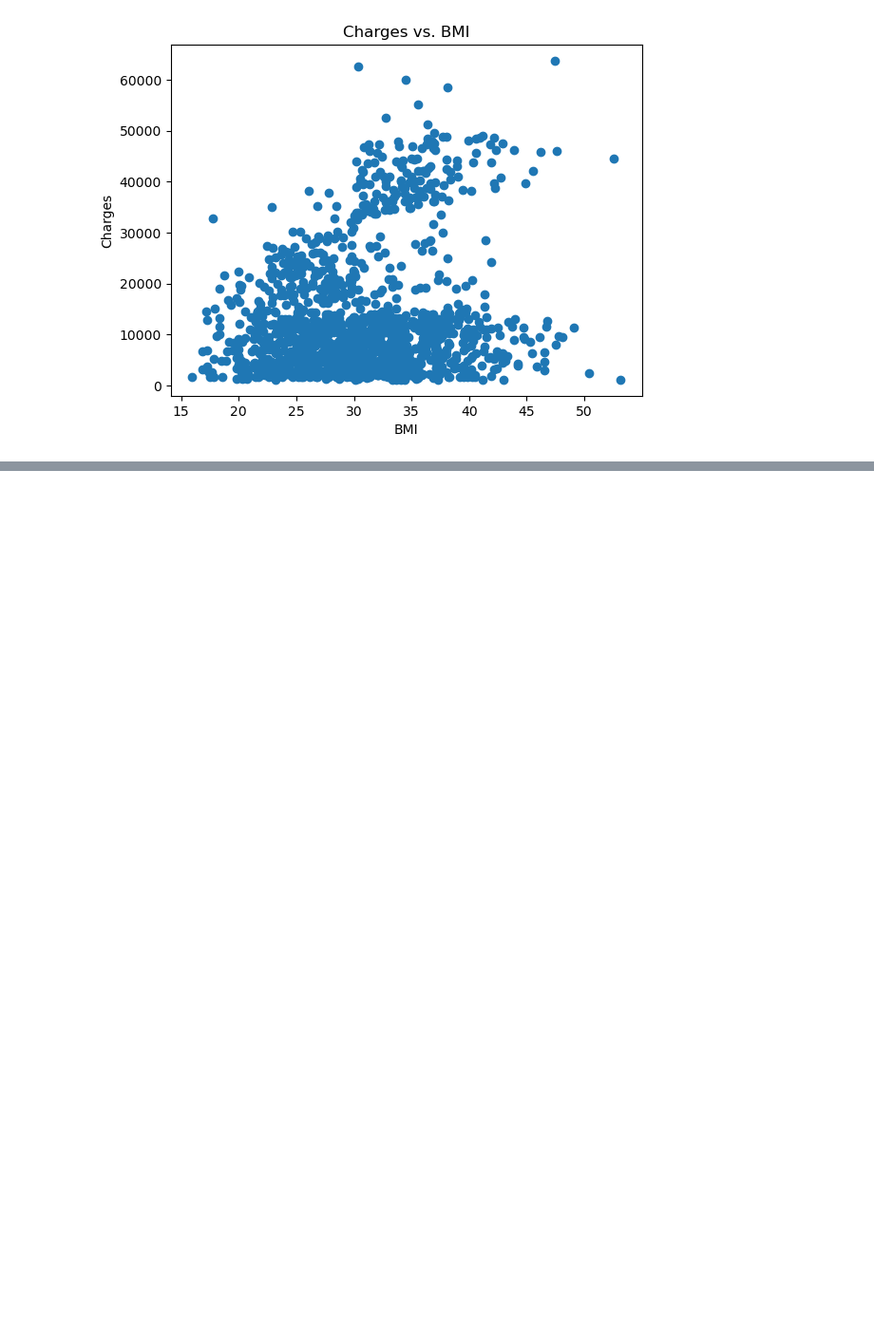
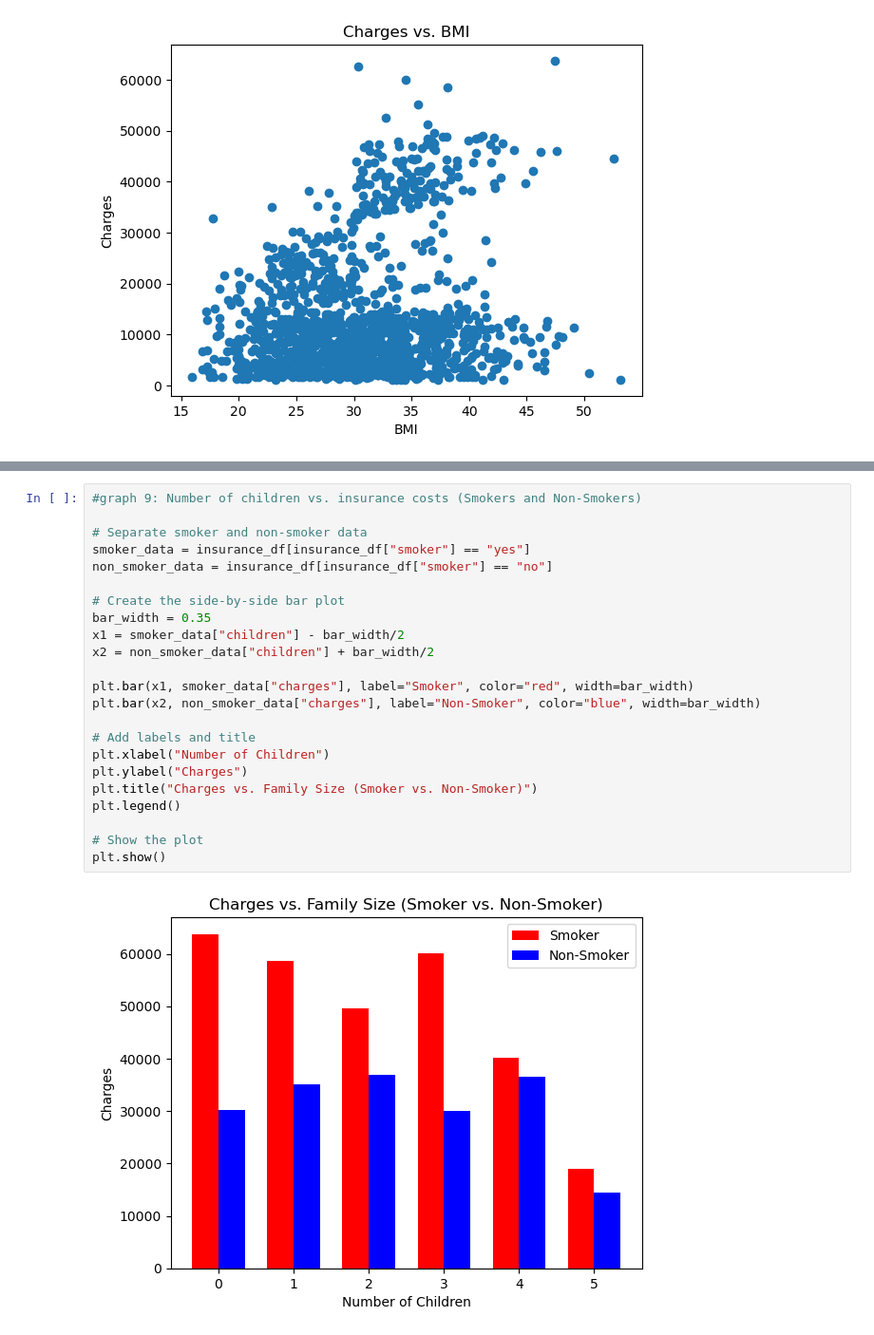
Before and after one commit to carolinefoshee/project-1, a Jupyter notebook: project1.ipynb, the cells around one changed output, grey strips where cells are left out. Shown at 95% size. Cells and saved outputs as stored; diff of their text form; blank space fills up the shorter version.

```diff
--- a/project1.ipynb
+++ b/project1.ipynb
@@ -426 +404,26 @@ plt.show()
+# %%
+#graph 9: Number of children vs. insurance costs (Smokers and Non-Smokers)
+
+# Separate smoker and non-smoker data
+smoker_data = insurance_df[insurance_df["smoker"] == "yes"]
+non_smoker_data = insurance_df[insurance_df["smoker"] == "no"]
+
+# Create the side-by-side bar plot
+bar_width = 0.35
+x1 = smoker_data["children"] - bar_width/2
+x2 = non_smoker_data["children"] + bar_width/2
+
+plt.bar(x1, smoker_data["charges"], label="Smoker", color="red", width=bar_width)
+plt.bar(x2, non_smoker_data["charges"], label="Non-Smoker", color="blue", width=bar_width)
+
+# Add labels and title
+plt.xlabel("Number of Children")
+plt.ylabel("Charges")
+plt.title("Charges vs. Family Size (Smoker vs. Non-Smoker)")
+plt.legend()
+
+# Show the plot
+plt.show()
+# %% [output]
+[figure, added]
 # %%
```
Also changed, not shown: parts of 25 cells of this notebook.
